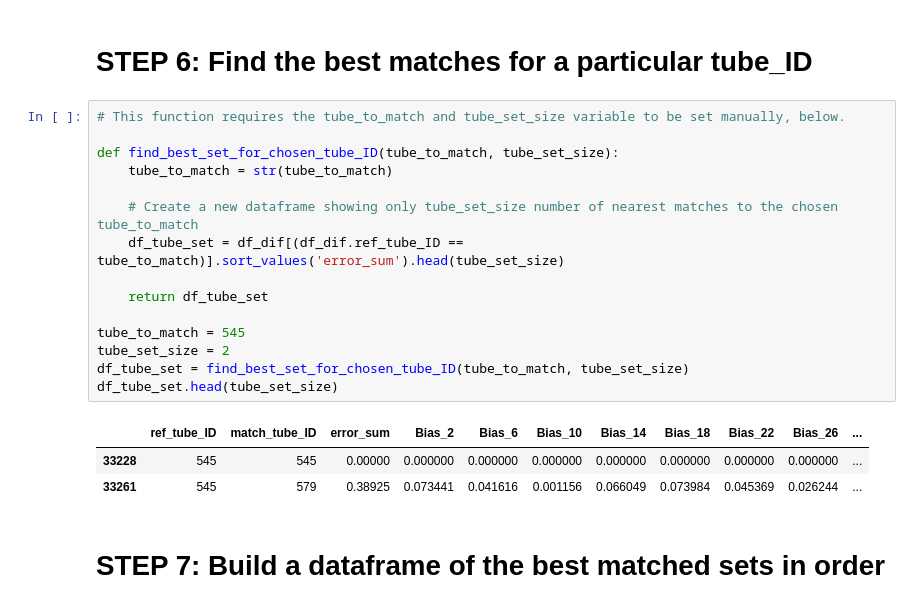
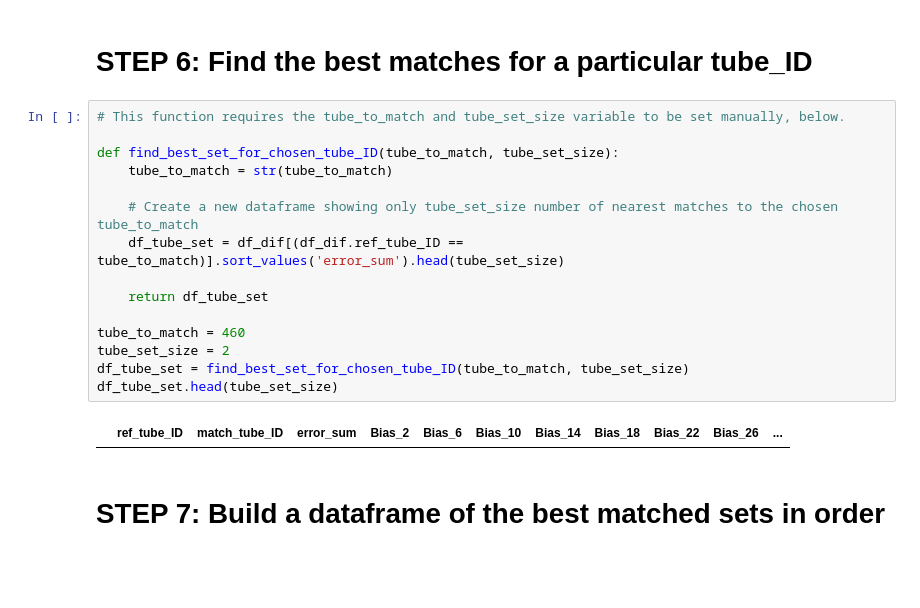
Before and after one commit to rrMacKinnon/Electrona_uTracer, a Jupyter notebook: ElectronauTracer.ipynb, the cells around one changed output. Saved outputs shown, nothing was run; the diff lists cells and outputs as text; blank space fills up the shorter version.

```diff
--- a/ElectronauTracer.ipynb
+++ b/ElectronauTracer.ipynb
@@ -211,22 +211,20 @@ It took 39.25 seconds to calculate 719104 values, resulting in 44944 rows.
 # %%
 # This function requires the tube_to_match and tube_set_size variable to be set manually, below.
 
 def find_best_set_for_chosen_tube_ID(tube_to_match, tube_set_size):
     tube_to_match = str(tube_to_match)
 
     # Create a new dataframe showing only tube_set_size number of nearest matches to the chosen tube_to_match
     df_tube_set = df_dif[(df_dif.ref_tube_ID == tube_to_match)].sort_values('error_sum').head(tube_set_size)
 
     return df_tube_set
 
-tube_to_match = 545
+tube_to_match = 460
 tube_set_size = 2
 df_tube_set = find_best_set_for_chosen_tube_ID(tube_to_match, tube_set_size)
 df_tube_set.head(tube_set_size)
 # %% [output]
 |  | ref_tube_ID | match_tube_ID | error_sum | Bias_2 | Bias_6 | Bias_10 | Bias_14 | Bias_18 | Bias_22 | Bias_26 | ... |
-| 33228 | 545 | 545 | 0.00000 | 0.000000 | 0.000000 | 0.000000 | 0.000000 | 0.000000 | 0.000000 | 0.000000 | ... |
-| 33261 | 545 | 579 | 0.38925 | 0.073441 | 0.041616 | 0.001156 | 0.066049 | 0.073984 | 0.045369 | 0.026244 | ... |
 # %% [markdown]
 # STEP 7:  Build a dataframe of the best matched sets in order
 # %%
```
Also changed, not shown: parts of 10 cells of this notebook.
